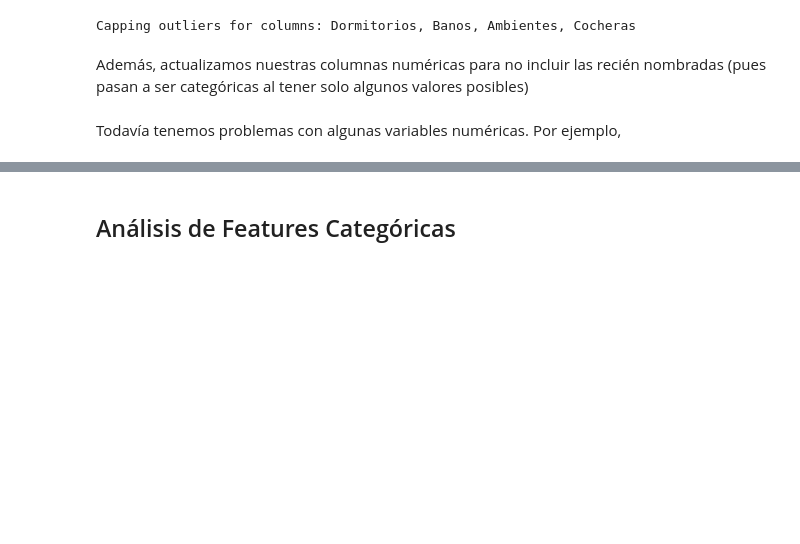
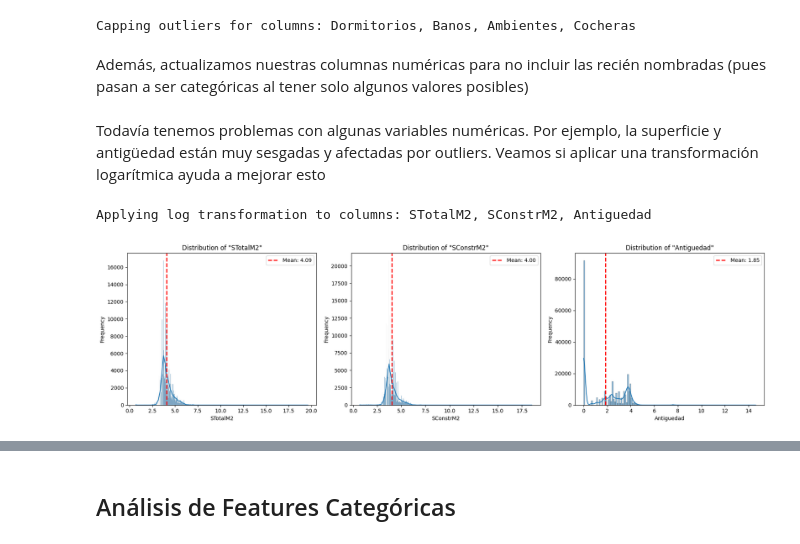
Before and after one commit to gonzabaleta/alquileres, a Jupyter notebook: notebooks/02-EDA-G.ipynb, the cells around one changed output, grey strips where cells are left out. Saved outputs shown, nothing was run; the diff lists cells and outputs as text; code cells hidden in the pictures; blank space fills up the shorter version.

```diff
--- a/notebooks/02-EDA-G.ipynb
+++ b/notebooks/02-EDA-G.ipynb
@@ -88,4 +88,11 @@ Además, actualizamos nuestras columnas numéricas para no incluir las recién n
 NUMERICAL_FEATURES = ["id_grid", "STotalM2", "SConstrM2", "Antiguedad", "LONGITUDE", "LATITUDE"]
 CATEGORICAL_FEATURES = ["Dormitorios", "Banos", "Ambientes", "Amoblado", "BusinessCenter", "Gimnasio", "Laundry", "Calefaccion", "AireAC", "Recepcion", "Estacionamiento", "Jacuzzi", "Seguridad", "Pileta", "Cocheras", "CanchaTennis", "ITE_ADD_STATE_NAME", "ITE_TIPO_PROD", "year", "meses_desde_comienzo", "mes_listing"]
 # %% [markdown]
-Todavía tenemos problemas con algunas variables numéricas. Por ejemplo,
+Todavía tenemos problemas con algunas variables numéricas. Por ejemplo, la superficie y antigüedad están muy sesgadas y afectadas por outliers. Veamos si aplicar una transformación logarítmica ayuda a mejorar esto
+# %%
+OUTLIER_COLS = ["STotalM2", "SConstrM2", "Antiguedad"]
+df_log = log_transform_features(df_capped, OUTLIER_COLS)
+plot_histograms(df_log, OUTLIER_COLS)
+# %% [output]
+Applying log transformation to columns: STotalM2, SConstrM2, Antiguedad
+[figure, added]
```
Also changed, not shown: parts of 17 cells of this notebook, 1 other file.
